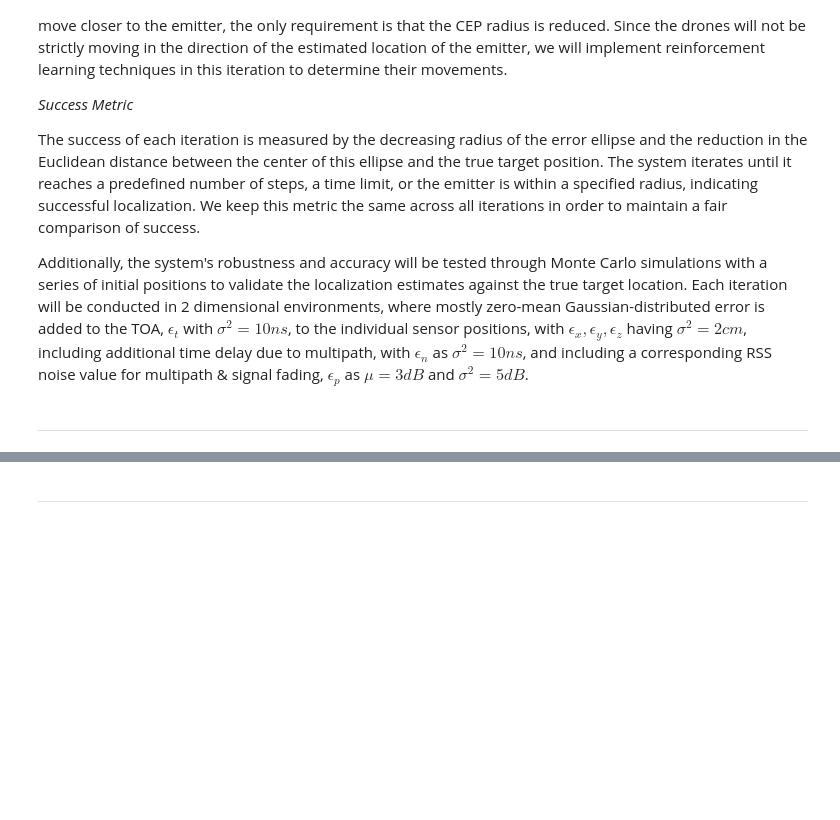
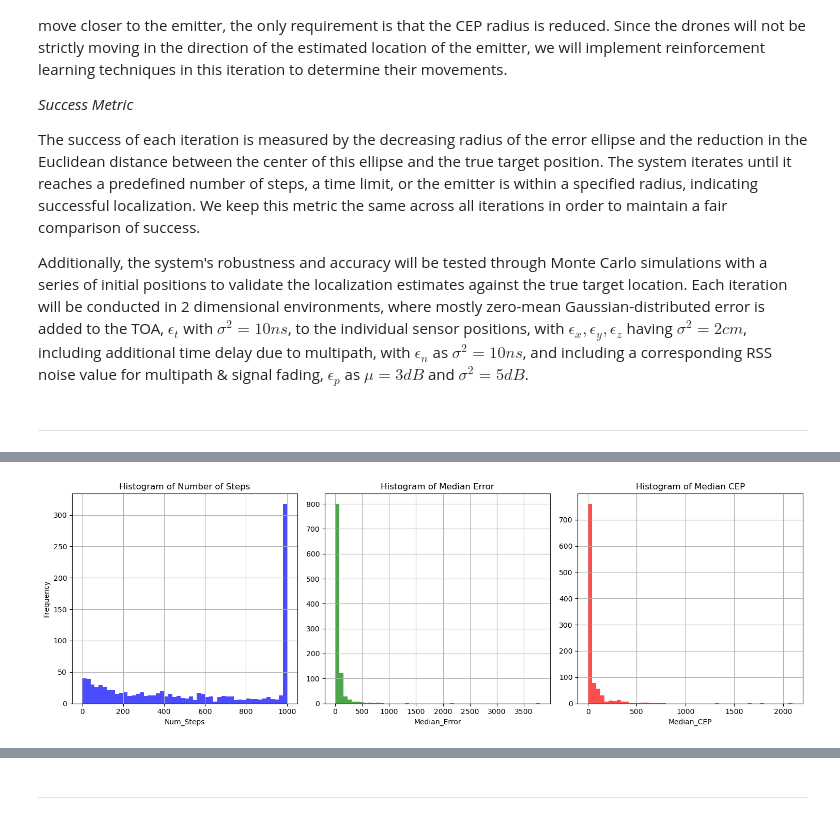
Before and after one commit to raneyoliver/CS8321Labs-public, a Jupyter notebook: lab5/Lab5_FinalProject_Iter3.ipynb, the cells around one changed output, grey strips where cells are left out. Drawn from its saved outputs; the diff is of its cells as text; code cells hidden in the pictures; blank space fills up the shorter version.

Commit message:
Results of 1000 MC Simulations

```diff
--- a/lab5/Lab5_FinalProject_Iter3.ipynb
+++ b/lab5/Lab5_FinalProject_Iter3.ipynb
@@ -446,0 +611,9 @@ class DroneEnv(AECEnv):
+# %%
+import pandas as pd
+
+results_df = pd.DataFrame({'Num_Steps': ls_numsteps, 'Median_Error': ls_median_err, 'Median_CEP': ls_median_cep,
+                           'Median_X': ls_med_x, 'Median_Y': ls_med_y, 'MAD_X': ls_mad_x, 'MAD_Y': ls_mad_y,
+                          'Mean_X': ls_mean_x, 'Mean_Y': ls_mean_y, 'Std_X': ls_stddev_x, 'Std_Y': ls_stddev_y} )
+#results_df.describe().style.format('{:,}')
+results_df.to_csv('iter3_results.csv', index=False)
+results_df.describe().style.format("{:.2f}")
@@ -446,0 +630,25 @@ class DroneEnv(AECEnv):
+# %%
+# Create a figure and an array of subplots with 1 row and 3 columns
+fig, axes = plt.subplots(1, 3, figsize=(15, 5))
+
+# Plot data
+results_df['Num_Steps'].hist(ax=axes[0], bins=50, color='blue', alpha=0.7)
+axes[0].set_title('Histogram of Number of Steps')
+axes[0].set_xlabel('Num_Steps')
+axes[0].set_ylabel('Frequency')
+
+results_df['Median_Error'].hist(ax=axes[1], bins=50, color='green', alpha=0.7)
+axes[1].set_title('Histogram of Median Error')
+axes[1].set_xlabel('Median_Error')
+
+results_df['Median_CEP'].hist(ax=axes[2], bins=50, color='red', alpha=0.7)
+axes[2].set_title('Histogram of Median CEP')
+axes[2].set_xlabel('Median_CEP')
+
+# Adjust layout to prevent overlap
+plt.tight_layout()
+
+# Show the plot
+plt.show()
+# %% [output]
+[figure, added]
```
Also changed, not shown: parts of 6 cells of this notebook, 3 other files.
